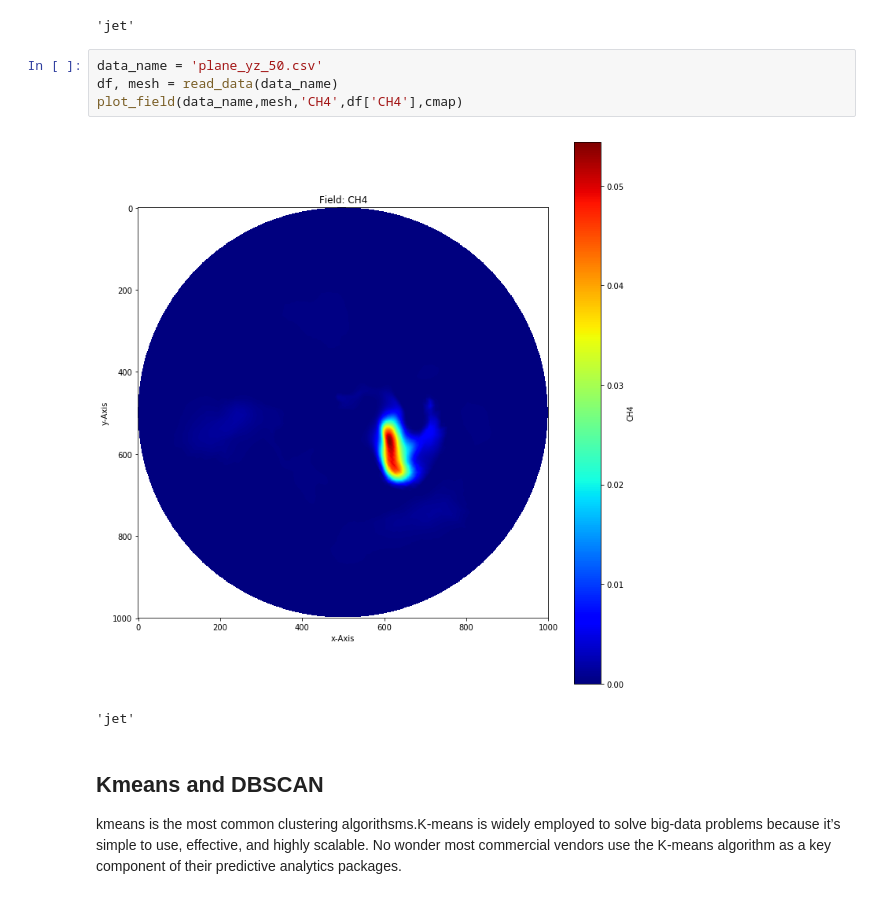
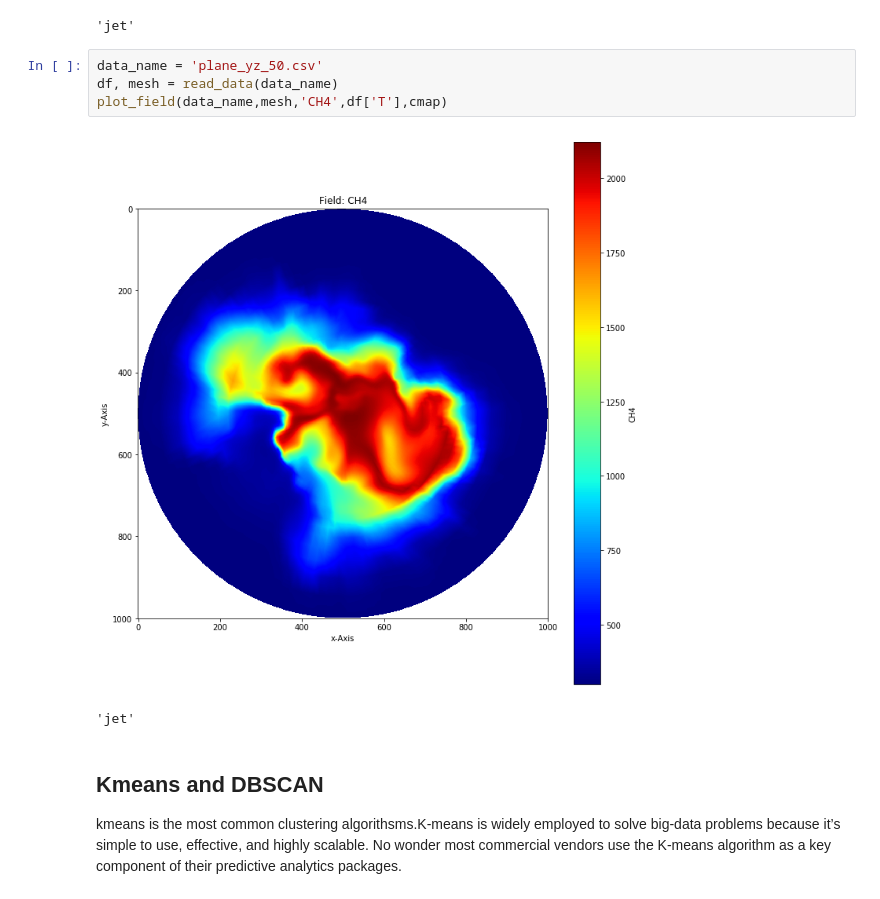
Before and after one commit to mhansinger/Clustering_combustion, a Jupyter notebook: combustionClustering.ipynb, the cells around one changed output. Cells and saved outputs as stored; diff of their text form.

```diff
--- a/combustionClustering.ipynb
+++ b/combustionClustering.ipynb
@@ -33,9 +33,9 @@ plot_field(data_name,mesh,'CH4',df['CH4'],cmap)
 # %%
 data_name = 'plane_yz_50.csv'
 df, mesh = read_data(data_name)
-plot_field(data_name,mesh,'CH4',df['CH4'],cmap)
+plot_field(data_name,mesh,'CH4',df['T'],cmap)
 # %% [output]
-[figure, old version]
+[figure, new version]
 'jet'
 # %% [markdown]
 ## Kmeans and DBSCAN
```
Also changed, not shown: parts of 9 cells of this notebook, 1 other file.
